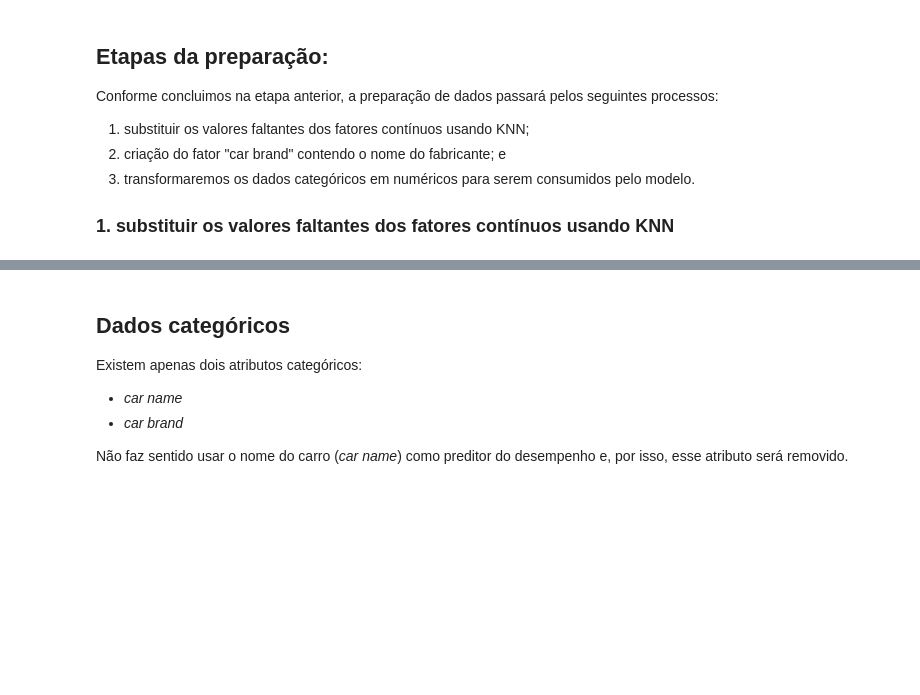
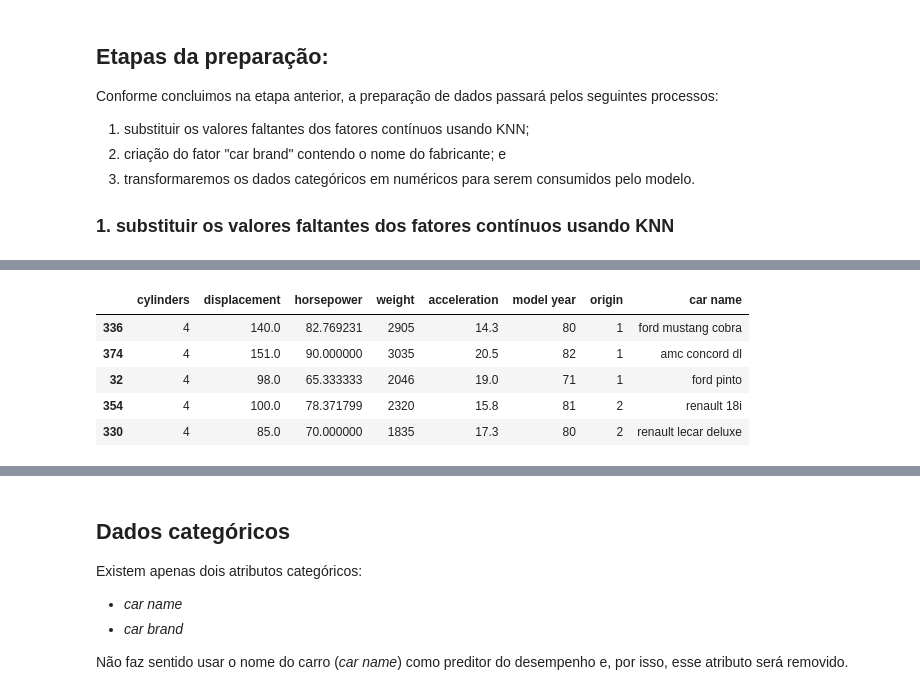
Before and after one commit to Carne-de-Pescoco/kaggle-used-car, a Jupyter notebook: notebooks/2_data_preparation_suto_v1.ipynb, the cells around one changed output, grey strips where cells are left out. Saved outputs shown, nothing was run; the diff lists cells and outputs as text; code cells hidden in the pictures; blank space fills up the shorter version.

```diff
--- a/notebooks/2_data_preparation_suto.ipynb
+++ b/notebooks/2_data_preparation_suto_v1.ipynb
@@ -110,0 +149,13 @@ X_test.loc[X_test.isna().any(axis=1)]
+# %%
+model = KNNImputerDataframe(lst_continuas)
+model.fit(X_train)
+X_train = model.transform(X_train)
+
+X_train.loc[selected_indexes, :]
+# %% [output]
+|  | cylinders | displacement | horsepower | weight | acceleration | model year | origin | car name |
+| 336 | 4 | 140.0 | 82.769231 | 2905 | 14.3 | 80 | 1 | ford mustang cobra |
+| 374 | 4 | 151.0 | 90.000000 | 3035 | 20.5 | 82 | 1 | amc concord dl |
+| 32 | 4 | 98.0 | 65.333333 | 2046 | 19.0 | 71 | 1 | ford pinto |
+| 354 | 4 | 100.0 | 78.371799 | 2320 | 15.8 | 81 | 2 | renault 18i |
+| 330 | 4 | 85.0 | 70.000000 | 1835 | 17.3 | 80 | 2 | renault lecar deluxe |
```
Also changed, not shown: parts of 10 cells of this notebook, 4 other files.
